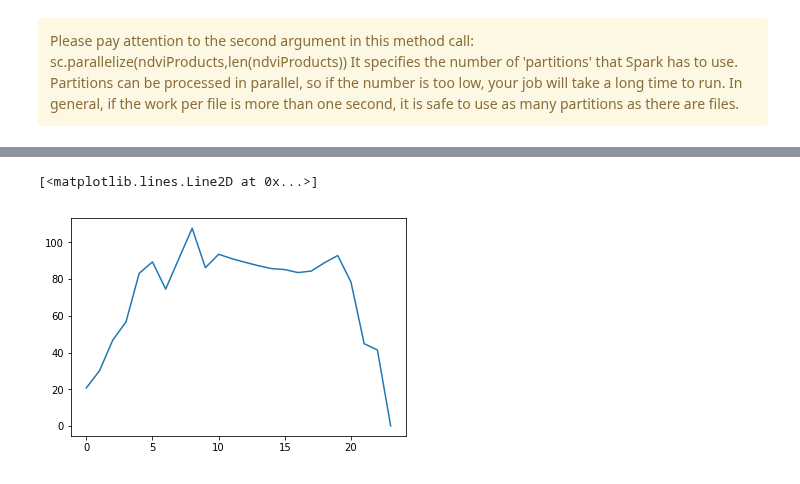
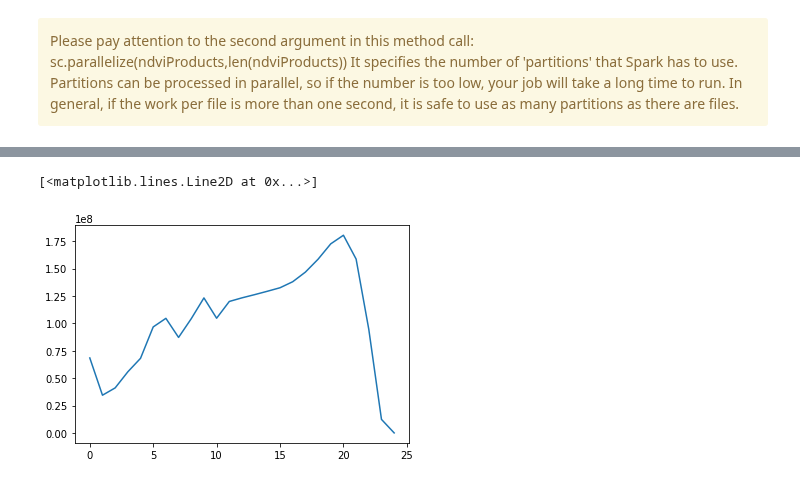
Before and after one commit to VITObelgium/notebook-samples, a Jupyter notebook: Terrascope/Advanced/TerrascopeRoadshowSPARK.ipynb, the cells around one changed output, grey strips where cells are left out. Saved outputs shown, nothing was run; the diff lists cells and outputs as text; code cells hidden in the pictures.

```diff
--- a/Terrascope/Advanced/TerrascopeRoadshowSPARK.ipynb
+++ b/Terrascope/Advanced/TerrascopeRoadshowSPARK.ipynb
@@ -27,41 +32,37 @@ def histogram(image_file):
     raster = img.GetRasterBand(1)
     xSize  = img.RasterXSize
     ySize  = img.RasterYSize
-    print(img.GetMetadata())
+    #print(img.GetMetadata())
 
     # Read raster data
     data = raster.ReadAsArray(0, 0, xSize, ySize)
 
     #convert DN --> real NDVI values
     data[data == 255] = np.ma.masked
-    data = data * 0.004 - 0.08 #check if these are the right scale and offset factors...
+    data = (data * 0.004) - 0.08
 
     # Calculate histogram, let's ignore the negative NDVI values
-    hist, _ = np.histogram(data, bins=25, range=(0.00, 1.00))
-    hist    = (100. * hist) / np.sum(hist)
-    print(hist.shape)
+    abs_hist, _ = np.histogram(data, bins=25, range=(0.00, 1.00))
+    rel_hist    = (100. * abs_hist) / np.sum(abs_hist)
 
-    return hist
+    return abs_hist, rel_hist
 # %% [markdown]
 First, we query the catalogue for Sentinel-2 10 m NDVI files and have the list printed. For now, this is done using the Python requests library. In the near futute, a Python catalogue client will be made available.
 # %%
 productName = 'urn:eop:VITO:TERRASCOPE_S2_NDVI_V2'
-startDate = dt.date(2018,7,1)
-endDate   = dt.date(2018,8,1)
-tileId = '31UES'
+startDate   = dt.date(2018,7,1)
+endDate     = dt.date(2018,8,1)
+tileId      = '31UES'
+bbox        = [4.0, 51.0, 5.0, 52.0]
 
 # get the product list
-
-import requests
-from urllib.parse import urljoin
-
 catalog_base_url = 'https://services.terrascope.be/catalogue/'
 headers = {'Accept': 'application/json'}
 payload = {
     'collection': productName,
-    'tileId': tileId,
     'start': startDate.strftime('%Y-%m-%d'),
     'end': endDate.strftime('%Y-%m-%d'),
+    'bbox': '{},{},{},{}'.format(bbox[0], bbox[1], bbox[2], bbox[3]),
     'accessedFrom': 'MEP'
 }
 response = requests.get(urljoin(catalog_base_url, 'products'),
@@ -74,7 +75,7 @@ if response.status_code == requests.codes.ok:
     for feature in result['features']:
         ndviProducts.append(feature['properties']['links']['data'][0]['href'][7:])
     print('Found {} products:'.format(len(ndviProducts)))
-    print(ndviProducts)
+    print([product.split('/')[8] for product in ndviProducts]) #only print the filename, not the entire path, for brevity's sakeness...
 else:
     print(response.status_code)
     print(response.json())
@@ -99,11 +98,0 @@ Here we calculate a cumulative histogram for all the NDVI files in the list.
-# %%
-%%time
-for i in range(0, np.size(hist)):
-    hist[i]=0
-for f in ndviProducts:
-    hist = hist + histogram(f)
-
-mplot.title('NDVI frequency distribution [%]')
-mplot.plot(np.arange(0, np.size(hist)) * 0.04 + 0.02, hist)
-mplot.xlabel('NDVI [-]')
-mplot.ylabel('Relative frequency [%]')
@@ -186,9 +185,9 @@ Wall time: 1min 29s
 # %%
 total = runInSpark()
 # %%
-plt.plot(total[1:254])
+plt.plot(total[0])
 # %% [output]
 [<matplotlib.lines.Line2D at 0x...>]
-[figure, old version]
+[figure, new version]
 # %%
 # are the results the same?
```
Also changed, not shown: parts of 13 cells of this notebook, 2 other files.
